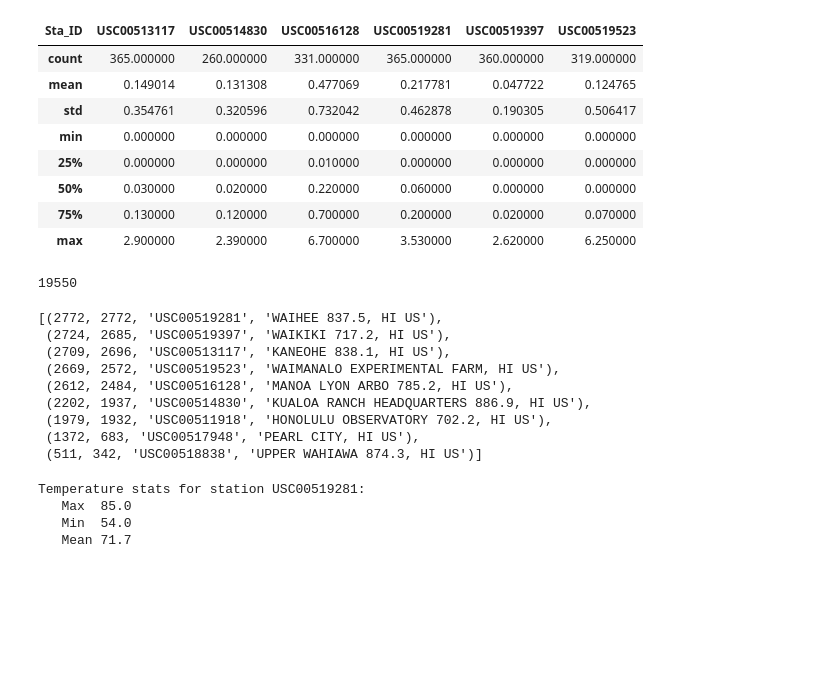
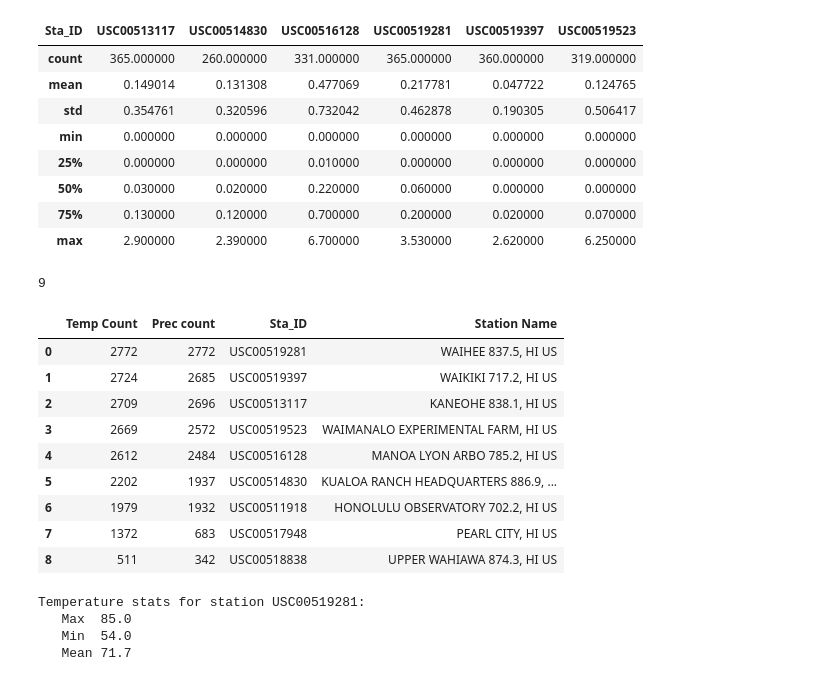
Before and after one commit to Earthscott/sqlalchemy-challenge, a Jupyter notebook: surfs_up_scottjob.ipynb, the cells around one changed output. Cells and saved outputs as stored; diff of their text form; code cells hidden in the pictures; blank space fills up the shorter version.

```diff
--- a/surfs_up_scottjob.ipynb
+++ b/surfs_up_scottjob.ipynb
@@ -245,34 +232,36 @@ df_prcp2.describe()
 # %%
 # Design a query to show how many stations are available in this dataset?
 # len(session.query(Meas.station).distinct().all())
-session.query(Meas.station).count()
+session.query(Meas.station).distinct().count()
 # %% [output]
-19550
+9
 # %%
 # What are the most active stations? (i.e. what stations have the most rows)?
 # List the stations and the counts in descending order.
 
 sel = [func.count(Meas.tobs),
        func.count(Meas.prcp),
        Meas.station,
        Sta.name]
 
 sta_obs_list = session.query(*sel).\
     filter(Meas.station == Sta.station).\
     group_by(Meas.station).\
     order_by(func.count(Meas.tobs).desc()).all()
 
-sta_obs_list
+df_obs_count = pd.DataFrame(sta_obs_list, columns=['Temp Count','Prec count','Sta_ID','Station Name'])
+df_obs_count
 # %% [output]
-[(2772, 2772, 'USC00519281', 'WAIHEE 837.5, HI US'),
- (2724, 2685, 'USC00519397', 'WAIKIKI 717.2, HI US'),
- (2709, 2696, 'USC00513117', 'KANEOHE 838.1, HI US'),
- (2669, 2572, 'USC00519523', 'WAIMANALO EXPERIMENTAL FARM, HI US'),
- (2612, 2484, 'USC00516128', 'MANOA LYON ARBO 785.2, HI US'),
- (2202, 1937, 'USC00514830', 'KUALOA RANCH HEADQUARTERS 886.9, HI US'),
- (1979, 1932, 'USC00511918', 'HONOLULU OBSERVATORY 702.2, HI US'),
- (1372, 683, 'USC00517948', 'PEARL CITY, HI US'),
- (511, 342, 'USC00518838', 'UPPER WAHIAWA 874.3, HI US')]
+|  | Temp Count | Prec count | Sta_ID | Station Name |
+| 0 | 2772 | 2772 | USC00519281 | WAIHEE 837.5, HI US |
+| 1 | 2724 | 2685 | USC00519397 | WAIKIKI 717.2, HI US |
+| 2 | 2709 | 2696 | USC00513117 | KANEOHE 838.1, HI US |
+| 3 | 2669 | 2572 | USC00519523 | WAIMANALO EXPERIMENTAL FARM, HI US |
+| 4 | 2612 | 2484 | USC00516128 | MANOA LYON ARBO 785.2, HI US |
+| 5 | 2202 | 1937 | USC00514830 | KUALOA RANCH HEADQUARTERS 886.9, ... |
+| 6 | 1979 | 1932 | USC00511918 | HONOLULU OBSERVATORY 702.2, HI US |
+| 7 | 1372 | 683 | USC00517948 | PEARL CITY, HI US |
+| 8 | 511 | 342 | USC00518838 | UPPER WAHIAWA 874.3, HI US |
 # %%
 # Using the station id from the previous query, calculate the lowest temperature recorded,
 # highest temperature recorded, and average temperature of the most active station?
```
Also changed, not shown: parts of 7 cells of this notebook.
